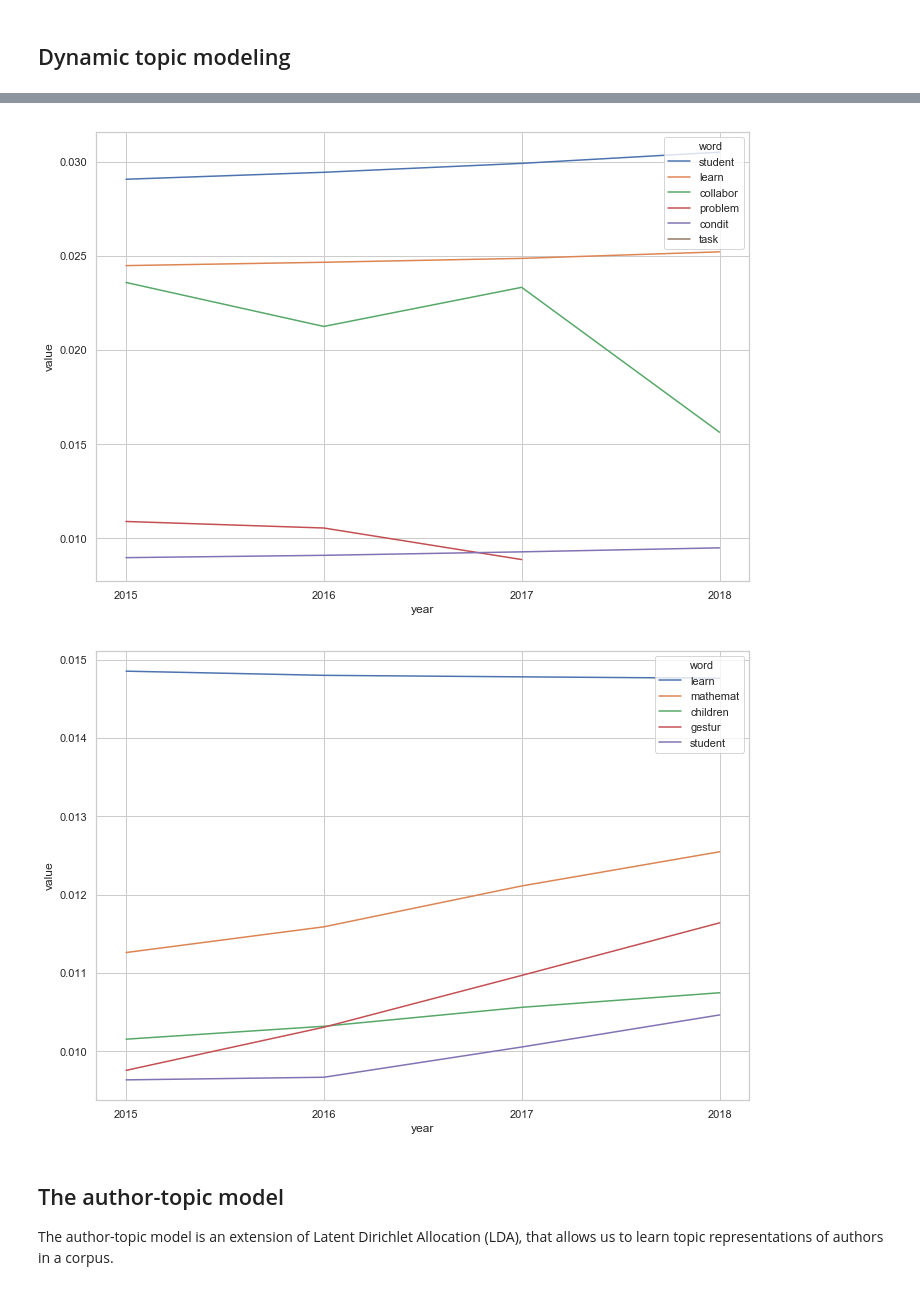
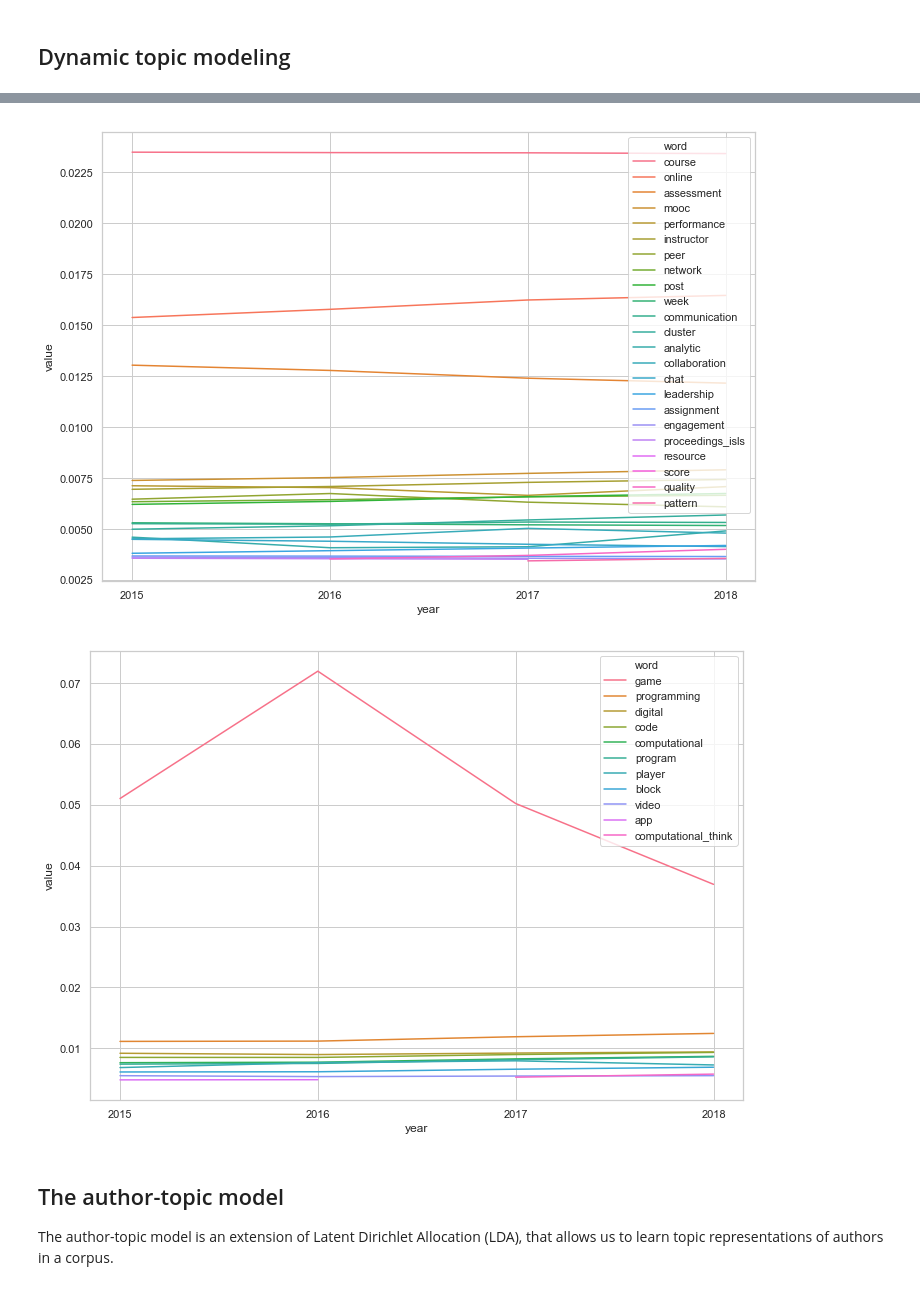
Before and after one commit to sting1000/semester-project, a Jupyter notebook: Topic Modeling.ipynb, the cells around one changed output, grey strips where cells are left out. Saved outputs shown, nothing was run; the diff lists cells and outputs as text; code cells hidden in the pictures.

```diff
--- a/Topic Modeling.ipynb
+++ b/Topic Modeling.ipynb
@@ -437,10 +403,10 @@ def compute_coherence_values(dictionary, corpus, texts, limit, start=2, step=3):
     return model_list, coherence_values
 # %%
 # Can take a long time to run.
-model_list, coherence_values = compute_coherence_values(dictionary=id2word, corpus=corpus, texts=data_lemmatized, start=5, limit=100, step=1)
+model_list, coherence_values = compute_coherence_values(dictionary=id2word, corpus=corpus, texts=data_lemmatized, start=5, limit=50, step=3)
 # %%
 # Show graph
-limit=100; start=5; step=1;
+limit=50; start=5; step=3;
 x = range(start, limit, step)
 plt.plot(x, coherence_values)
 plt.xlabel("Num Topics")
@@ -477,7 +441,7 @@ We can see the score line is not quite regular but overall there is a limitation
 So for further steps I will choose the model with 12 topics which is an adequate topic amount.
 # %%
 # Select the model and print the topics
-optimal_model = model_list[13]
+optimal_model = model_list[3]
 model_topics = optimal_model.show_topics(formatted=False)
 pprint(optimal_model.print_topics(num_words=10))
 # %% [output]
@@ -677,4 +650,4 @@ temp_file = datapath("ldaseq_model")
 ldaseq_model.save(temp_file)
 
 # Load a potentially pre-trained model from disk.
-ldaseq_model = LdaSeqModel.load(temp_file)
+ldaseq_model = ldaseqmodel.LdaSeqModel.load(temp_file)
@@ -701,11 +688,11 @@ def print_topic_change(topic=0, top_terms=10):
 # %%
-print_topic_change(topic=0, top_terms=5)
+print_topic_change(topic=11, top_terms=20)
 # %% [output]
-[figure, old version]
+[figure, new version]
 # %%
-print_topic_change(topic=3, top_terms=5)
+print_topic_change(topic=4, top_terms=10)
 # %% [output]
-[figure, old version]
+[figure, new version]
 # %% [markdown]
 ## The author-topic model
 The author-topic model is an extension of Latent Dirichlet Allocation (LDA), that allows us to learn topic representations of authors in a corpus.
```
Also changed, not shown: parts of 37 cells of this notebook, 3 other files.
